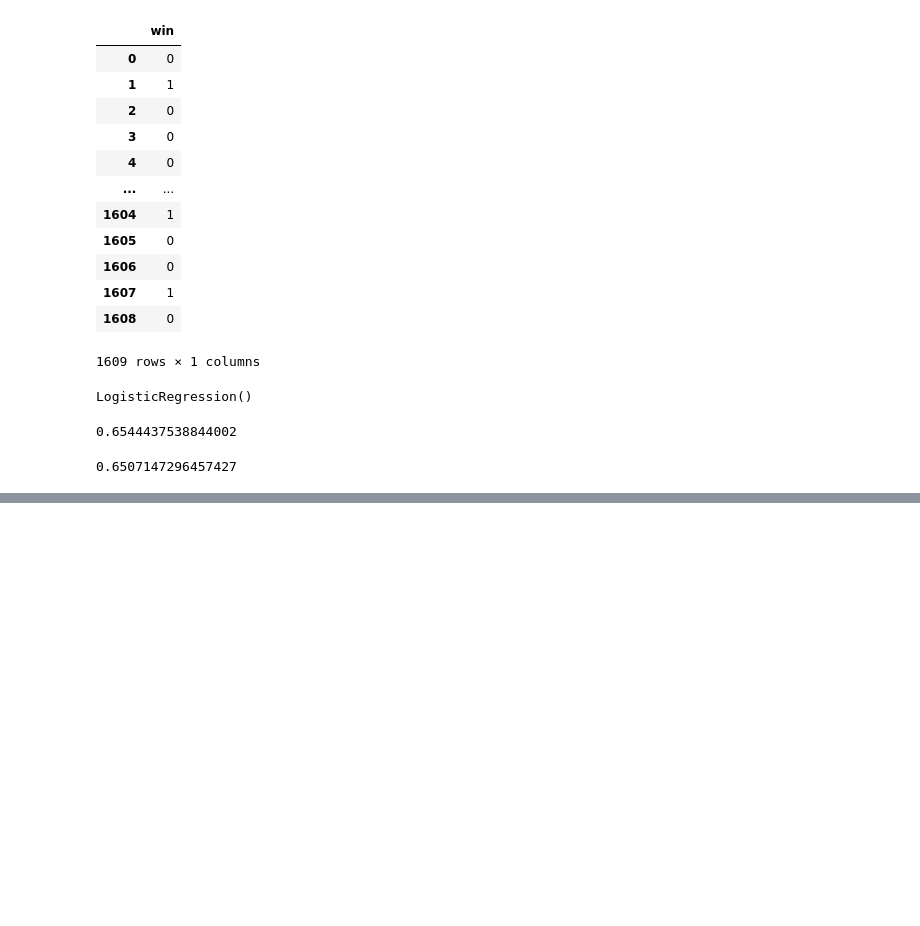
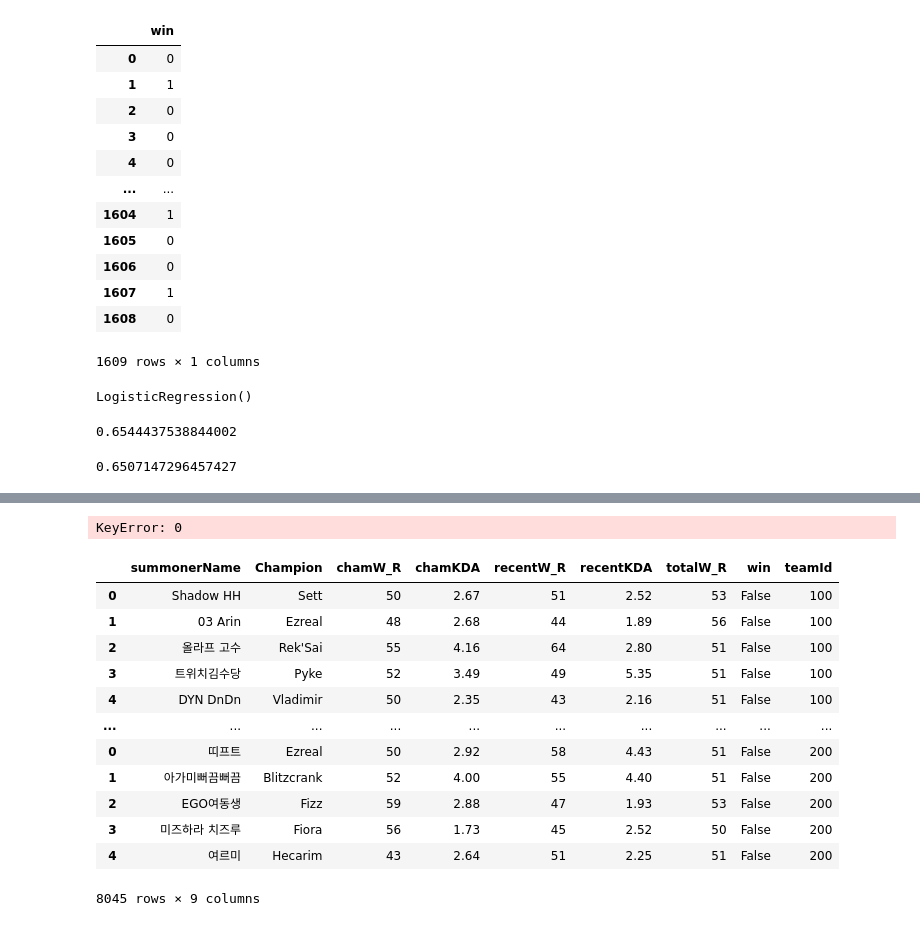
Before and after one commit to TunaLee/LOL_winning_rate_predict, a Jupyter notebook: Data analysis/데이터 분석.ipynb, the cells around one changed output, grey strips where cells are left out. Drawn from its saved outputs; the diff is of its cells as text; code cells hidden in the pictures; blank space fills up the shorter version.

Commit message:
tsne and data analysis

```diff
--- a/Data analysis/데이터 분석.ipynb
+++ b/Data analysis/데이터 분석.ipynb
@@ -34,7 +56,7 @@ array([51.0, 3.07, 50.2, 2.944, 52.4, 0.0], dtype=object)
 # %%
 for i in data[1:]:
     temp = pd.DataFrame(i['participants'],columns=['summonerName','champ','chamW_R','chamKDA','recentW_R','recentKDA','totalW_R'])
-    temp['win'] = i['win']
+    temp['win'] = bool(i['win'])
     temp=temp.iloc[:,2:]
     temp = np.array(temp).mean(axis=0)
     df = np.vstack((df,temp))
@@ -181,0 +201,4 @@ ValueError: X.shape[1] = 2 should be equal to 5, the number of features at train
+# %%
+user_data = pd.DataFrame(data[0]['participants'],columns=['summonerName','Champion','chamW_R','chamKDA','recentW_R','recentKDA','totalW_R']).iloc[:,:-5]
+user_data['win']=data[0]['win']
+user_data['teamId']=data[0]['teamId']
@@ -181,0 +214,32 @@ ValueError: X.shape[1] = 2 should be equal to 5, the number of features at train
+# %%
+for i in range(5):
+    for j in champ_wr:
+        if user_data[i]['Champion'] == j['Champion']:
+            if  user_data[i]['teamId']==100:
+                user_data[i]['chamW_R']=j['Blue W_R']
+            else :
+                user_data[i]['chamW_R']=j['Red W_R']
+# %% [output]
+KeyError: 0
+# %%
+for i in tqdm(data[1:]):
+    temp = pd.DataFrame(i['participants'],columns=['summonerName','Champion','chamW_R','chamKDA','recentW_R','recentKDA','totalW_R'])
+    temp['win']=i['win']
+    temp['teamId']=i['teamId']
+    user_data = pd.concat([user_data,temp])
+# %%
+user_data
+# %% [output]
+|  | summonerName | Champion | chamW_R | chamKDA | recentW_R | recentKDA | totalW_R | win | teamId |
+| 0 | Shadow HH | Sett | 50 | 2.67 | 51 | 2.52 | 53 | False | 100 |
+| 1 | 03 Arin | Ezreal | 48 | 2.68 | 44 | 1.89 | 56 | False | 100 |
+| 2 | 올라프 고수 | Rek'Sai | 55 | 4.16 | 64 | 2.80 | 51 | False | 100 |
+| 3 | 트위치김수당 | Pyke | 52 | 3.49 | 49 | 5.35 | 51 | False | 100 |
+| 4 | DYN DnDn | Vladimir | 50 | 2.35 | 43 | 2.16 | 51 | False | 100 |
+| ... | ... | ... | ... | ... | ... | ... | ... | ... | ... |
+| 0 | 띠프트 | Ezreal | 50 | 2.92 | 58 | 4.43 | 51 | False | 200 |
+| 1 | 아가미뻐끔뻐끔 | Blitzcrank | 52 | 4.00 | 55 | 4.40 | 51 | False | 200 |
+| 2 | EGO여동생 | Fizz | 59 | 2.88 | 47 | 1.93 | 53 | False | 200 |
+| 3 | 미즈하라 치즈루 | Fiora | 56 | 1.73 | 45 | 2.52 | 50 | False | 200 |
+| 4 | 여르미 | Hecarim | 43 | 2.64 | 51 | 2.25 | 51 | False | 200 |
+8045 rows × 9 columns
```
Also changed, not shown: parts of 12 cells of this notebook, 2 other files.
